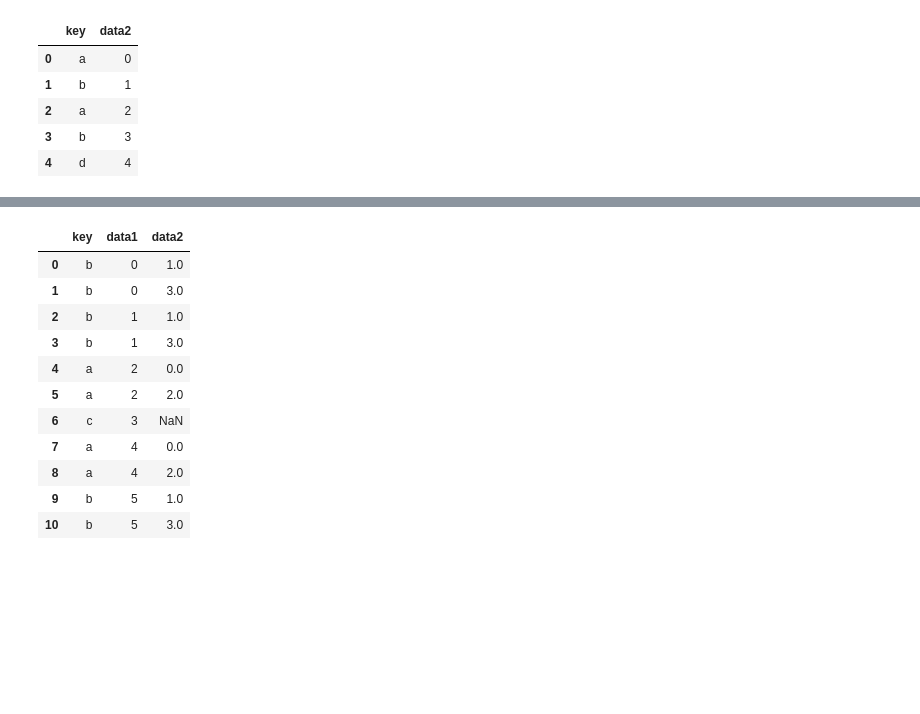
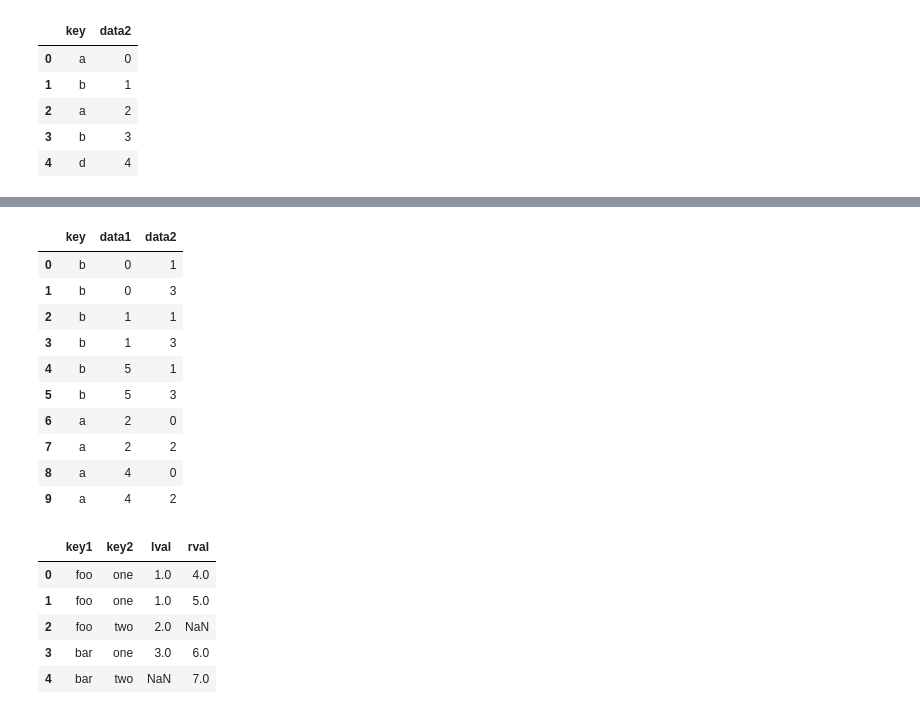
Before and after one commit to indrajeet007/Python-Data-Analysis-Notes, a Jupyter notebook: notebooks/Data Wrangling - Join, Combine, and Reshape.ipynb, the cells around one changed output, grey strips where cells are left out. Saved outputs shown, nothing was run; the diff lists cells and outputs as text; code cells hidden in the pictures; blank space fills up the shorter version.

```diff
--- a/notebooks/Data Wrangling - Join, Combine, and Reshape.ipynb
+++ b/notebooks/Data Wrangling - Join, Combine, and Reshape.ipynb
@@ -489,15 +507,14 @@ df2
 # %%
-pd.merge(df1, df2, on='key', how='left')
+pd.merge(df1, df2, how='inner')
 # %% [output]
 |  | key | data1 | data2 |
-| 0 | b | 0 | 1.0 |
-| 1 | b | 0 | 3.0 |
-| 2 | b | 1 | 1.0 |
-| 3 | b | 1 | 3.0 |
-| 4 | a | 2 | 0.0 |
-| 5 | a | 2 | 2.0 |
-| 6 | c | 3 | NaN |
-| 7 | a | 4 | 0.0 |
-| 8 | a | 4 | 2.0 |
-| 9 | b | 5 | 1.0 |
-| 10 | b | 5 | 3.0 |
+| 0 | b | 0 | 1 |
+| 1 | b | 0 | 3 |
+| 2 | b | 1 | 1 |
+| 3 | b | 1 | 3 |
+| 4 | b | 5 | 1 |
+| 5 | b | 5 | 3 |
+| 6 | a | 2 | 0 |
+| 7 | a | 2 | 2 |
+| 8 | a | 4 | 0 |
+| 9 | a | 4 | 2 |
@@ -503,0 +530,9 @@ pd.merge(df1, df2, on='key', how='left')
+# %%
+pd.merge(left, right, on=['key1', 'key2'], how='outer')
+# %% [output]
+|  | key1 | key2 | lval | rval |
+| 0 | foo | one | 1.0 | 4.0 |
+| 1 | foo | one | 1.0 | 5.0 |
+| 2 | foo | two | 2.0 | NaN |
+| 3 | bar | one | 3.0 | 6.0 |
+| 4 | bar | two | NaN | 7.0 |
```
Also changed, not shown: parts of 76 cells of this notebook.
